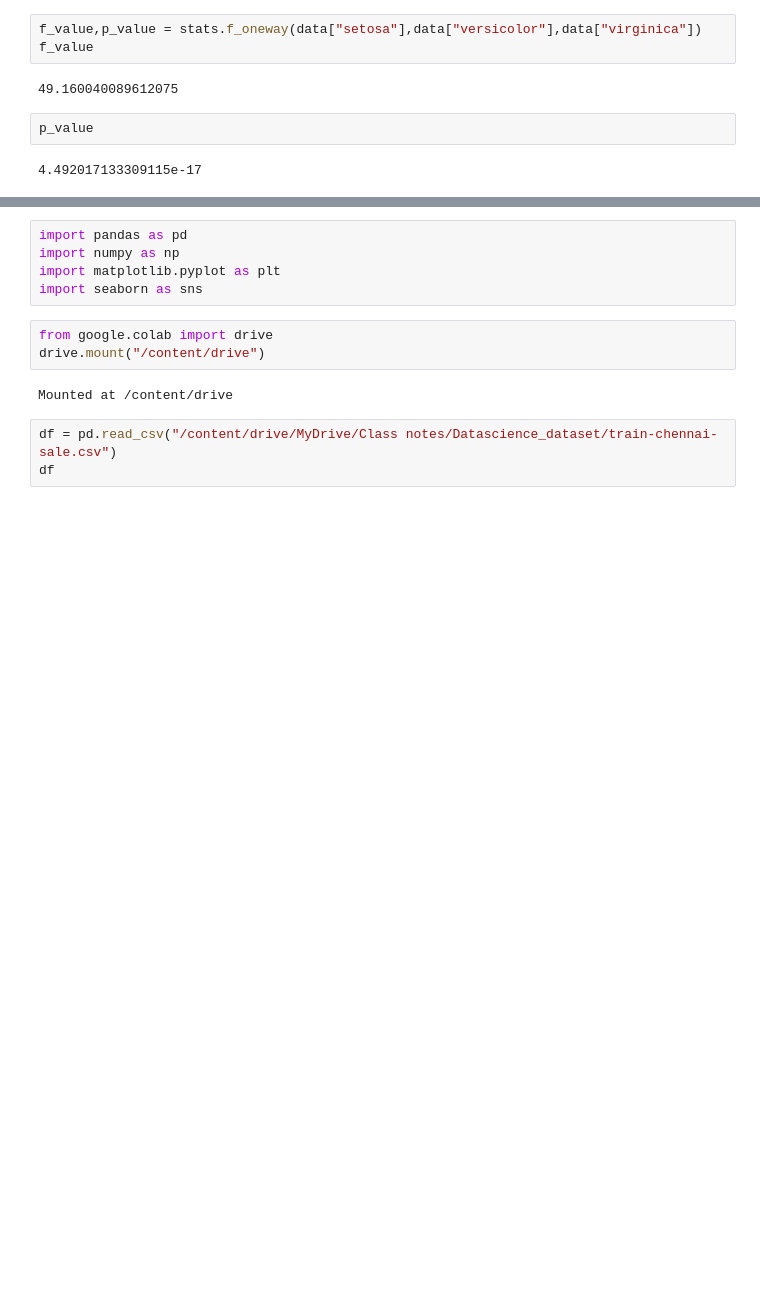
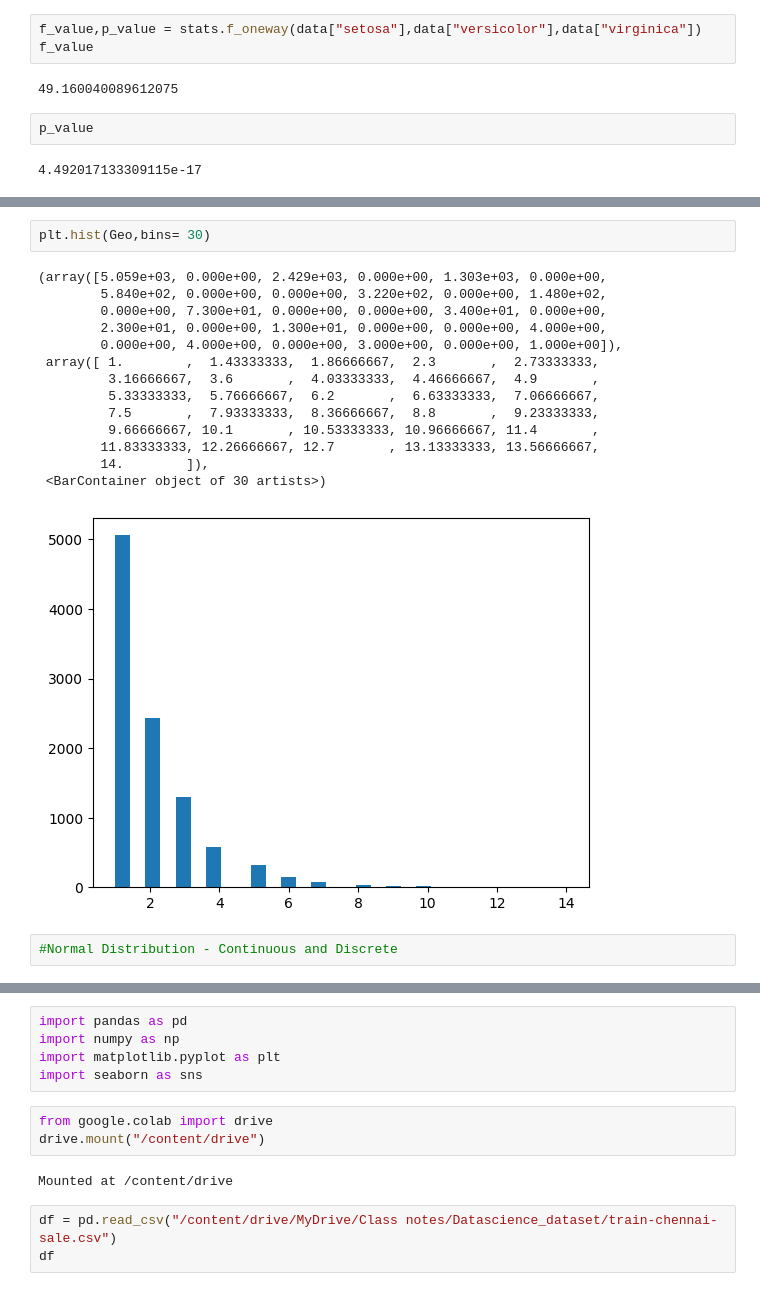
Before and after one commit to Krish-s/Pandas, a Jupyter notebook: Numpy.ipynb, the cells around one changed output, grey strips where cells are left out. Drawn from its saved outputs; the diff is of its cells as text; blank space fills up the shorter version.

```diff
--- a/Numpy.ipynb
+++ b/Numpy.ipynb
@@ -675,0 +728,19 @@ p_value
+# %%
+plt.hist(Geo,bins= 30)
+# %% [output]
+(array([5.059e+03, 0.000e+00, 2.429e+03, 0.000e+00, 1.303e+03, 0.000e+00,
+        5.840e+02, 0.000e+00, 0.000e+00, 3.220e+02, 0.000e+00, 1.480e+02,
+        0.000e+00, 7.300e+01, 0.000e+00, 0.000e+00, 3.400e+01, 0.000e+00,
+        2.300e+01, 0.000e+00, 1.300e+01, 0.000e+00, 0.000e+00, 4.000e+00,
+        0.000e+00, 4.000e+00, 0.000e+00, 3.000e+00, 0.000e+00, 1.000e+00]),
+ array([ 1.        ,  1.43333333,  1.86666667,  2.3       ,  2.73333333,
+         3.16666667,  3.6       ,  4.03333333,  4.46666667,  4.9       ,
+         5.33333333,  5.76666667,  6.2       ,  6.63333333,  7.06666667,
+         7.5       ,  7.93333333,  8.36666667,  8.8       ,  9.23333333,
+         9.66666667, 10.1       , 10.53333333, 10.96666667, 11.4       ,
+        11.83333333, 12.26666667, 12.7       , 13.13333333, 13.56666667,
+        14.        ]),
+ <BarContainer object of 30 artists>)
+[figure, added]
+# %%
+#Normal Distribution - Continuous and Discrete
```
Also changed, not shown: parts of 28 cells of this notebook.
